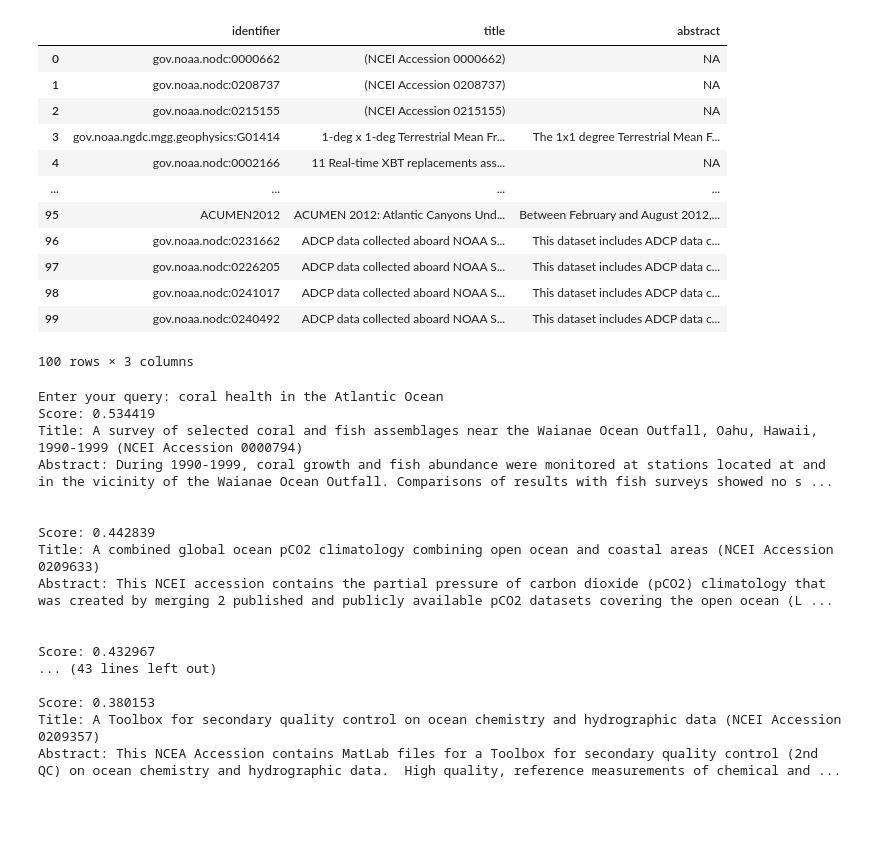
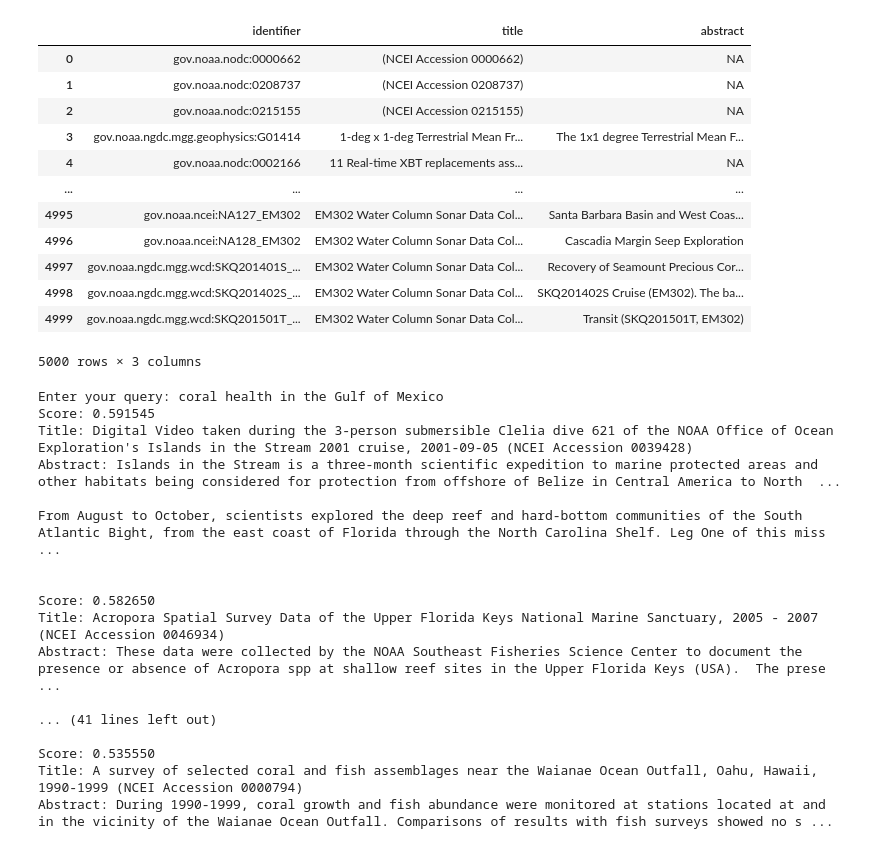
Before and after one commit to myrandaGoesToSpace/semantic-search-datasets, a Jupyter notebook: semantic_search.ipynb, the cells around one changed output. Cells and saved outputs as stored; diff of their text form; code cells hidden in the pictures; blank space fills up the shorter version.

```diff
--- a/semantic_search.ipynb
+++ b/semantic_search.ipynb
@@ -69,40 +69,40 @@ def find_abstracts(soup):
     title = record.find("dc:title")
 
     # append id and abs to df
     #df = df.append([id.text, abs.text])
     id_list.append(id.text)
     title_list.append(title.text)
 
     if abs != None:
       abs_list.append(abs.text)
     else:
       abs_list.append("NA")
 
   return id_list, title_list, abs_list
 
 # Get the abstracts from Geoportal
-URL = "https://www.ncei.noaa.gov/metadata/geoportal/opensearch?f=csw&from=0&size=100&sort=title.sort"
+URL = "https://www.ncei.noaa.gov/metadata/geoportal/opensearch?f=csw&from=0&size=5000&sort=title.sort"
 
 page = requests.get(URL)
 soup = BeautifulSoup(page.text, "lxml")
 
 id_list, title_list, abs_list = find_abstracts(soup)
 df = pd.DataFrame(list(zip(id_list,title_list, abs_list)), columns = ["identifier", "title", "abstract"])
 df
 # %% [output]
 |  | identifier | title | abstract |
 | 0 | gov.noaa.nodc:0000662 | (NCEI Accession 0000662) | NA |
 | 1 | gov.noaa.nodc:0208737 | (NCEI Accession 0208737) | NA |
 | 2 | gov.noaa.nodc:0215155 | (NCEI Accession 0215155) | NA |
 | 3 | gov.noaa.ngdc.mgg.geophysics:G01414 | 1-deg x 1-deg Terrestrial Mean Fr... | The 1x1 degree Terrestrial Mean F... |
 | 4 | gov.noaa.nodc:0002166 | 11 Real-time XBT replacements ass... | NA |
 | ... | ... | ... | ... |
-| 95 | ACUMEN2012 | ACUMEN 2012: Atlantic Canyons Und... | Between February and August 2012,... |
-| 96 | gov.noaa.nodc:0231662 | ADCP data collected aboard NOAA S... | This dataset includes ADCP data c... |
-| 97 | gov.noaa.nodc:0226205 | ADCP data collected aboard NOAA S... | This dataset includes ADCP data c... |
-| 98 | gov.noaa.nodc:0241017 | ADCP data collected aboard NOAA S... | This dataset includes ADCP data c... |
-| 99 | gov.noaa.nodc:0240492 | ADCP data collected aboard NOAA S... | This dataset includes ADCP data c... |
+| 4995 | gov.noaa.ncei:NA127_EM302 | EM302 Water Column Sonar Data Col... | Santa Barbara Basin and West Coas... |
+| 4996 | gov.noaa.ncei:NA128_EM302 | EM302 Water Column Sonar Data Col... | Cascadia Margin Seep Exploration |
+| 4997 | gov.noaa.ngdc.mgg.wcd:SKQ201401S_... | EM302 Water Column Sonar Data Col... | Recovery of Seamount Precious Cor... |
+| 4998 | gov.noaa.ngdc.mgg.wcd:SKQ201402S_... | EM302 Water Column Sonar Data Col... | SKQ201402S Cruise (EM302). The ba... |
+| 4999 | gov.noaa.ngdc.mgg.wcd:SKQ201501T_... | EM302 Water Column Sonar Data Col... | Transit (SKQ201501T, EM302) |
-100 rows × 3 columns
+5000 rows × 3 columns
 # %%
 
 # Make the abstracts the docs
@@ -139,20 +139,20 @@ for doc, score, title in doc_score_pairs[:10]:
     print("Abstract: %s" %doc)
     print('\n')
 # %% [output]
-Enter your query: coral health in the Atlantic Ocean
-Score: 0.534419
+Enter your query: coral health in the Gulf of Mexico
+Score: 0.591545
+Title: Digital Video taken during the 3-person submersible Clelia dive 621 of the NOAA Office of Ocean Exploration's Islands in the Stream 2001 cruise, 2001-09-05 (NCEI Accession 0039428)
+Abstract: Islands in the Stream is a three-month scientific expedition to marine protected areas and other habitats being considered for protection from offshore of Belize in Central America to North  ...
+
+From August to October, scientists explored the deep reef and hard-bottom communities of the South Atlantic Bight, from the east coast of Florida through the North Carolina Shelf. Leg One of this miss ...
+
+
+Score: 0.582650
+Title: Acropora Spatial Survey Data of the Upper Florida Keys National Marine Sanctuary, 2005 - 2007 (NCEI Accession 0046934)
+Abstract: These data were collected by the NOAA Southeast Fisheries Science Center to document the presence or absence of Acropora spp at shallow reef sites in the Upper Florida Keys (USA).  The prese ...
+
+... (41 lines left out)
+
+Score: 0.535550
 Title: A survey of selected coral and fish assemblages near the Waianae Ocean Outfall, Oahu, Hawaii, 1990-1999 (NCEI Accession 0000794)
 Abstract: During 1990-1999, coral growth and fish abundance were monitored at stations located at and in the vicinity of the Waianae Ocean Outfall. Comparisons of results with fish surveys showed no s ...
-
-
-Score: 0.442839
-Title: A combined global ocean pCO2 climatology combining open ocean and coastal areas (NCEI Accession 0209633)
-Abstract: This NCEI accession contains the partial pressure of carbon dioxide (pCO2) climatology that was created by merging 2 published and publicly available pCO2 datasets covering the open ocean (L ...
-
-
-Score: 0.432967
-... (43 lines left out)
-
-Score: 0.380153
-Title: A Toolbox for secondary quality control on ocean chemistry and hydrographic data (NCEI Accession 0209357)
-Abstract: This NCEA Accession contains MatLab files for a Toolbox for secondary quality control (2nd QC) on ocean chemistry and hydrographic data.  High quality, reference measurements of chemical and ...
```
